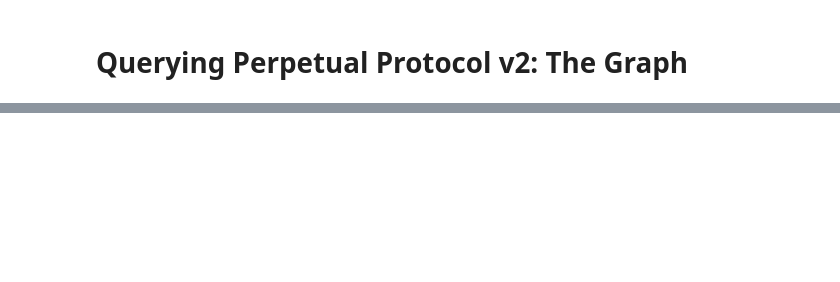
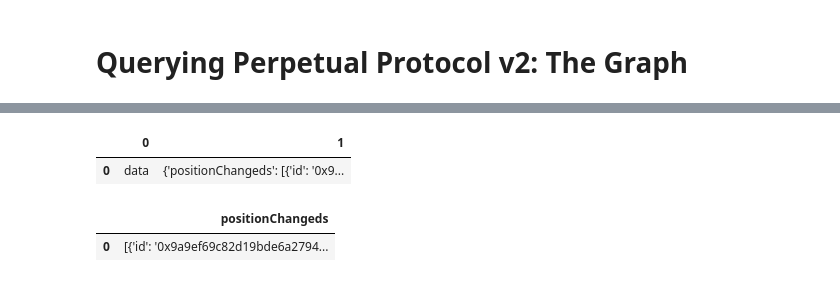
Before and after one commit to emel333/perps_analysis, a Jupyter notebook: graph_perpv2.ipynb, the cells around one changed output, grey strips where cells are left out. Cells and saved outputs as stored; diff of their text form; code cells hidden in the pictures; blank space fills up the shorter version.

```diff
--- a/graph_perpv2.ipynb
+++ b/graph_perpv2.ipynb
@@ -65,5 +47,10 @@ jsv2
 js1_items = jsv2[0].items()
 js1_list = list(js1_items)
 js1_df = pd.DataFrame(js1_list)
+# %%
+js1_df
+# %% [output]
+|  | 0 | 1 |
+| 0 | data | {'positionChangeds': [{'id': '0x9... |
 # %%
 testr = js1_df[1]
@@ -74,3 +63,8 @@ for i in testr:
+# %%
+pd.DataFrame(testr3)
+# %% [output]
+|  | positionChangeds |
+| 0 | [{'id': '0x9a9ef69c82d19bde6a2794... |
 # %%
 #testr2
 # %%
```
Also changed, not shown: parts of 25 cells of this notebook.
